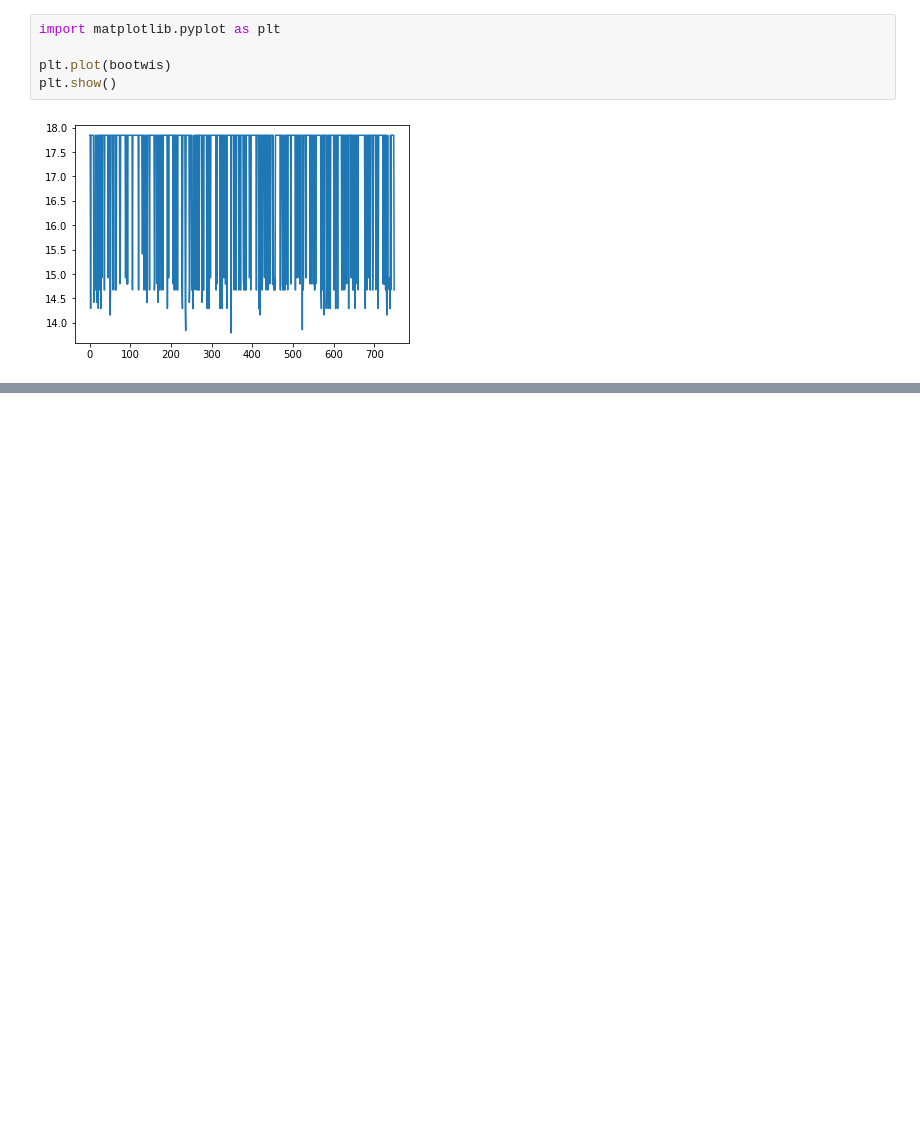
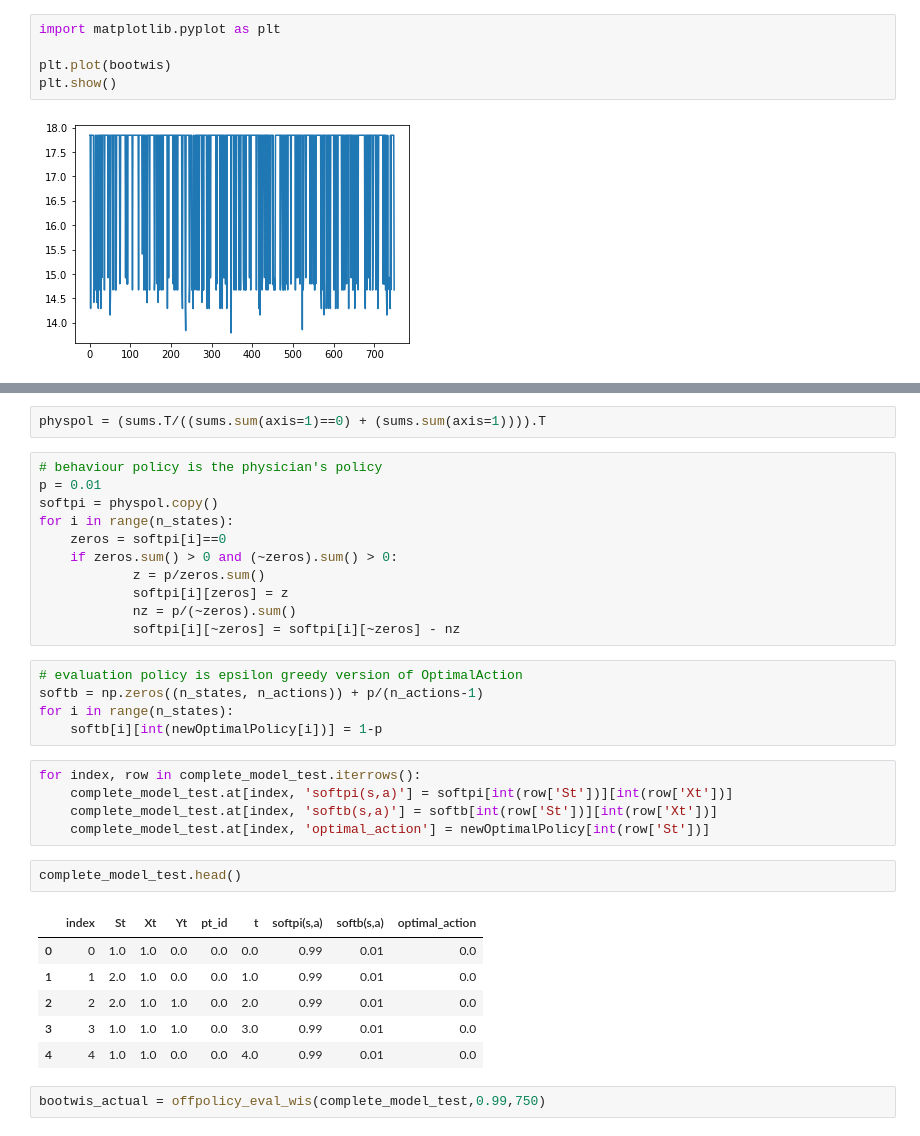
Before and after one commit to faaizT/MDPUC, a Jupyter notebook: MDPUC.ipynb, the cells around one changed output, grey strips where cells are left out. Saved outputs shown, nothing was run; the diff lists cells and outputs as text; blank space fills up the shorter version.

Commit message:
Off policy evaluation of policies on complete model (with confounders)

```diff
--- a/MDPUC.ipynb
+++ b/MDPUC.ipynb
@@ -348,0 +379,34 @@ array([0, 1])
+# %%
+physpol = (sums.T/((sums.sum(axis=1)==0) + (sums.sum(axis=1)))).T
+# %%
+# behaviour policy is the physician's policy
+p = 0.01
+softpi = physpol.copy()
+for i in range(n_states):
+    zeros = softpi[i]==0
+    if zeros.sum() > 0 and (~zeros).sum() > 0:
+            z = p/zeros.sum()
+            softpi[i][zeros] = z
+            nz = p/(~zeros).sum()
+            softpi[i][~zeros] = softpi[i][~zeros] - nz
+# %%
+# evaluation policy is epsilon greedy version of OptimalAction
+softb = np.zeros((n_states, n_actions)) + p/(n_actions-1)
+for i in range(n_states):
+    softb[i][int(newOptimalPolicy[i])] = 1-p
+# %%
+for index, row in complete_model_test.iterrows():
+    complete_model_test.at[index, 'softpi(s,a)'] = softpi[int(row['St'])][int(row['Xt'])]
+    complete_model_test.at[index, 'softb(s,a)'] = softb[int(row['St'])][int(row['Xt'])]
+    complete_model_test.at[index, 'optimal_action'] = newOptimalPolicy[int(row['St'])]
+# %%
+complete_model_test.head()
+# %% [output]
+|  | index | St | Xt | Yt | pt_id | t | softpi(s,a) | softb(s,a) | optimal_action |
+| 0 | 0 | 1.0 | 1.0 | 0.0 | 0.0 | 0.0 | 0.99 | 0.01 | 0.0 |
+| 1 | 1 | 2.0 | 1.0 | 0.0 | 0.0 | 1.0 | 0.99 | 0.01 | 0.0 |
+| 2 | 2 | 2.0 | 1.0 | 1.0 | 0.0 | 2.0 | 0.99 | 0.01 | 0.0 |
+| 3 | 3 | 1.0 | 1.0 | 1.0 | 0.0 | 3.0 | 0.99 | 0.01 | 0.0 |
+| 4 | 4 | 1.0 | 1.0 | 0.0 | 0.0 | 4.0 | 0.99 | 0.01 | 0.0 |
+# %%
+bootwis_actual = offpolicy_eval_wis(complete_model_test,0.99,750)
```
Also changed, not shown: parts of 7 cells of this notebook.
